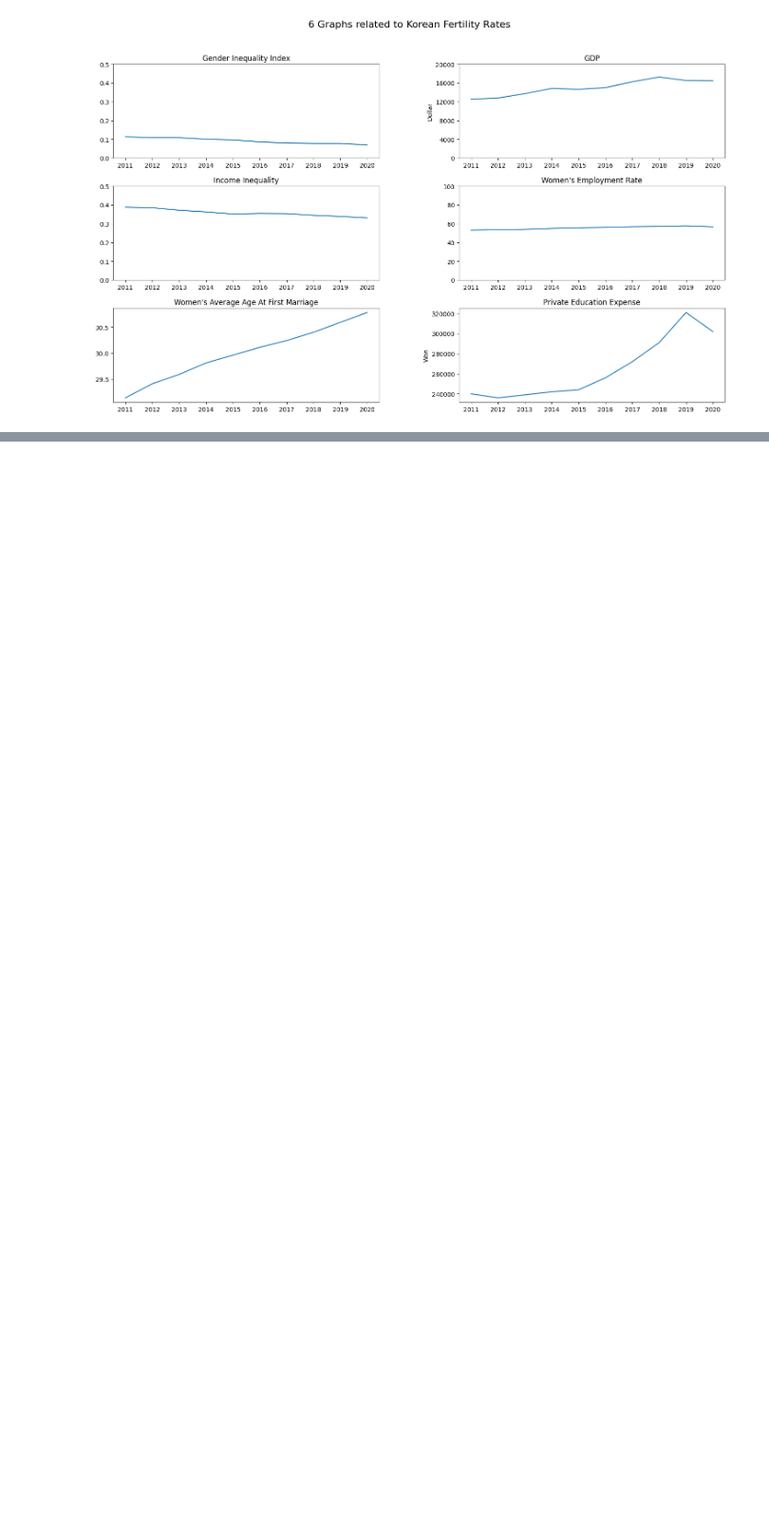
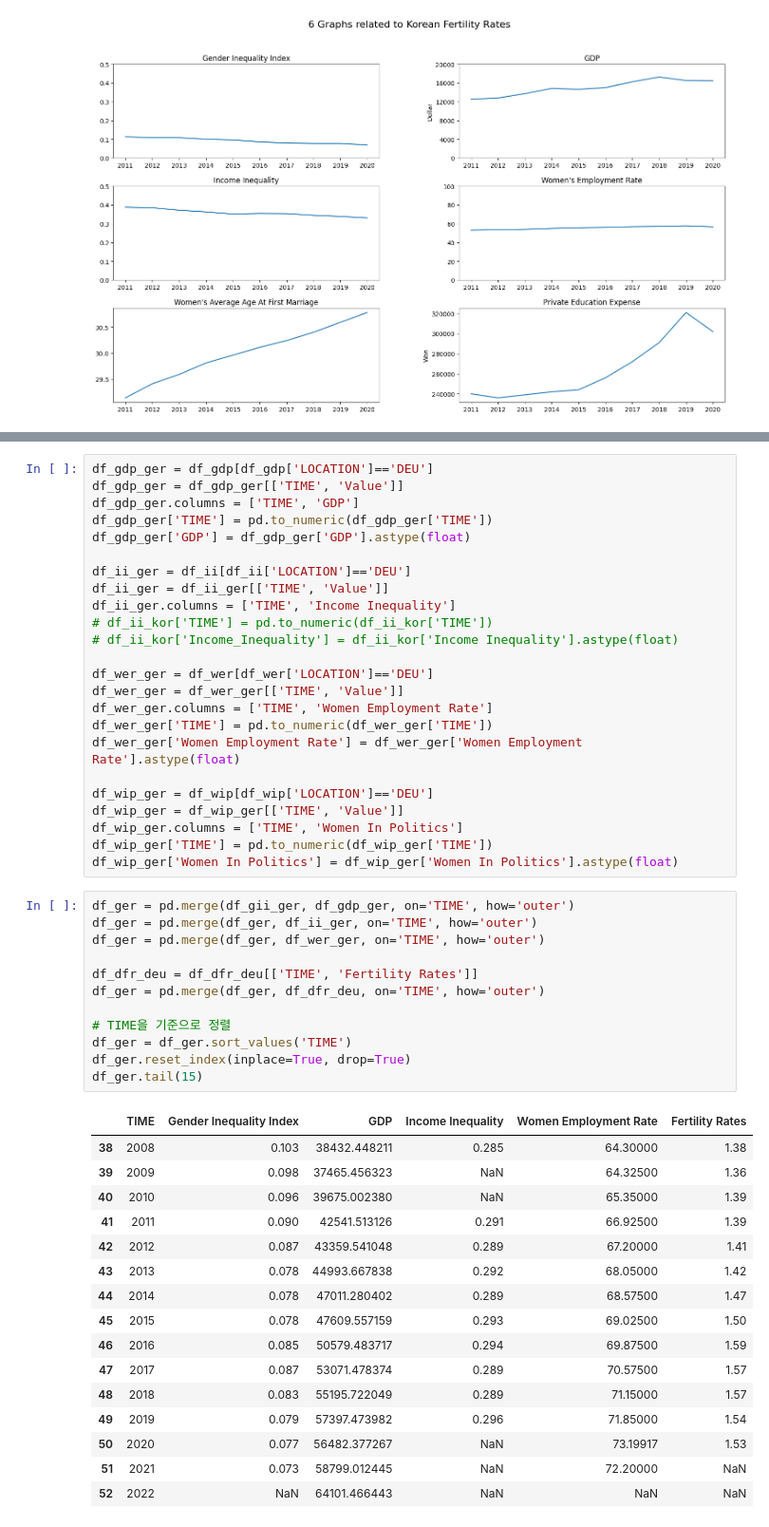
Before and after one commit to ikkjun/Declining_Fertility_Rates, a Jupyter notebook: Declining_Fertility_Rates.ipynb, the cells around one changed output, grey strips where cells are left out. Shown: that part at 95% size. Cells and saved outputs as stored; diff of their text form; blank space fills up the shorter version.

```diff
--- a/Declining_Fertility_Rates.ipynb
+++ b/Declining_Fertility_Rates.ipynb
@@ -367,0 +384,53 @@ plt.show()
+# %%
+df_gdp_ger = df_gdp[df_gdp['LOCATION']=='DEU']
+df_gdp_ger = df_gdp_ger[['TIME', 'Value']]
+df_gdp_ger.columns = ['TIME', 'GDP']
+df_gdp_ger['TIME'] = pd.to_numeric(df_gdp_ger['TIME'])
+df_gdp_ger['GDP'] = df_gdp_ger['GDP'].astype(float)
+
+df_ii_ger = df_ii[df_ii['LOCATION']=='DEU']
+df_ii_ger = df_ii_ger[['TIME', 'Value']]
+df_ii_ger.columns = ['TIME', 'Income Inequality']
+# df_ii_kor['TIME'] = pd.to_numeric(df_ii_kor['TIME'])
+# df_ii_kor['Income_Inequality'] = df_ii_kor['Income Inequality'].astype(float)
+
+df_wer_ger = df_wer[df_wer['LOCATION']=='DEU']
+df_wer_ger = df_wer_ger[['TIME', 'Value']]
+df_wer_ger.columns = ['TIME', 'Women Employment Rate']
+df_wer_ger['TIME'] = pd.to_numeric(df_wer_ger['TIME'])
+df_wer_ger['Women Employment Rate'] = df_wer_ger['Women Employment Rate'].astype(float)
+
+df_wip_ger = df_wip[df_wip['LOCATION']=='DEU']
+df_wip_ger = df_wip_ger[['TIME', 'Value']]
+df_wip_ger.columns = ['TIME', 'Women In Politics']
+df_wip_ger['TIME'] = pd.to_numeric(df_wip_ger['TIME'])
+df_wip_ger['Women In Politics'] = df_wip_ger['Women In Politics'].astype(float)
+# %%
+df_ger = pd.merge(df_gii_ger, df_gdp_ger, on='TIME', how='outer')
+df_ger = pd.merge(df_ger, df_ii_ger, on='TIME', how='outer')
+df_ger = pd.merge(df_ger, df_wer_ger, on='TIME', how='outer')
+
+df_dfr_deu = df_dfr_deu[['TIME', 'Fertility Rates']]
+df_ger = pd.merge(df_ger, df_dfr_deu, on='TIME', how='outer')
+
+# TIME을 기준으로 정렬
+df_ger = df_ger.sort_values('TIME')
+df_ger.reset_index(inplace=True, drop=True)
+df_ger.tail(15)
+# %% [output]
+|  | TIME | Gender Inequality Index | GDP | Income Inequality | Women Employment Rate | Fertility Rates |
+| 38 | 2008 | 0.103 | 38432.448211 | 0.285 | 64.30000 | 1.38 |
+| 39 | 2009 | 0.098 | 37465.456323 | NaN | 64.32500 | 1.36 |
+| 40 | 2010 | 0.096 | 39675.002380 | NaN | 65.35000 | 1.39 |
+| 41 | 2011 | 0.090 | 42541.513126 | 0.291 | 66.92500 | 1.39 |
+| 42 | 2012 | 0.087 | 43359.541048 | 0.289 | 67.20000 | 1.41 |
+| 43 | 2013 | 0.078 | 44993.667838 | 0.292 | 68.05000 | 1.42 |
+| 44 | 2014 | 0.078 | 47011.280402 | 0.289 | 68.57500 | 1.47 |
+| 45 | 2015 | 0.078 | 47609.557159 | 0.293 | 69.02500 | 1.50 |
+| 46 | 2016 | 0.085 | 50579.483717 | 0.294 | 69.87500 | 1.59 |
+| 47 | 2017 | 0.087 | 53071.478374 | 0.289 | 70.57500 | 1.57 |
+| 48 | 2018 | 0.083 | 55195.722049 | 0.289 | 71.15000 | 1.57 |
+| 49 | 2019 | 0.079 | 57397.473982 | 0.296 | 71.85000 | 1.54 |
+| 50 | 2020 | 0.077 | 56482.377267 | NaN | 73.19917 | 1.53 |
+| 51 | 2021 | 0.073 | 58799.012445 | NaN | 72.20000 | NaN |
+| 52 | 2022 | NaN | 64101.466443 | NaN | NaN | NaN |
```
Also changed, not shown: parts of 13 cells of this notebook.
